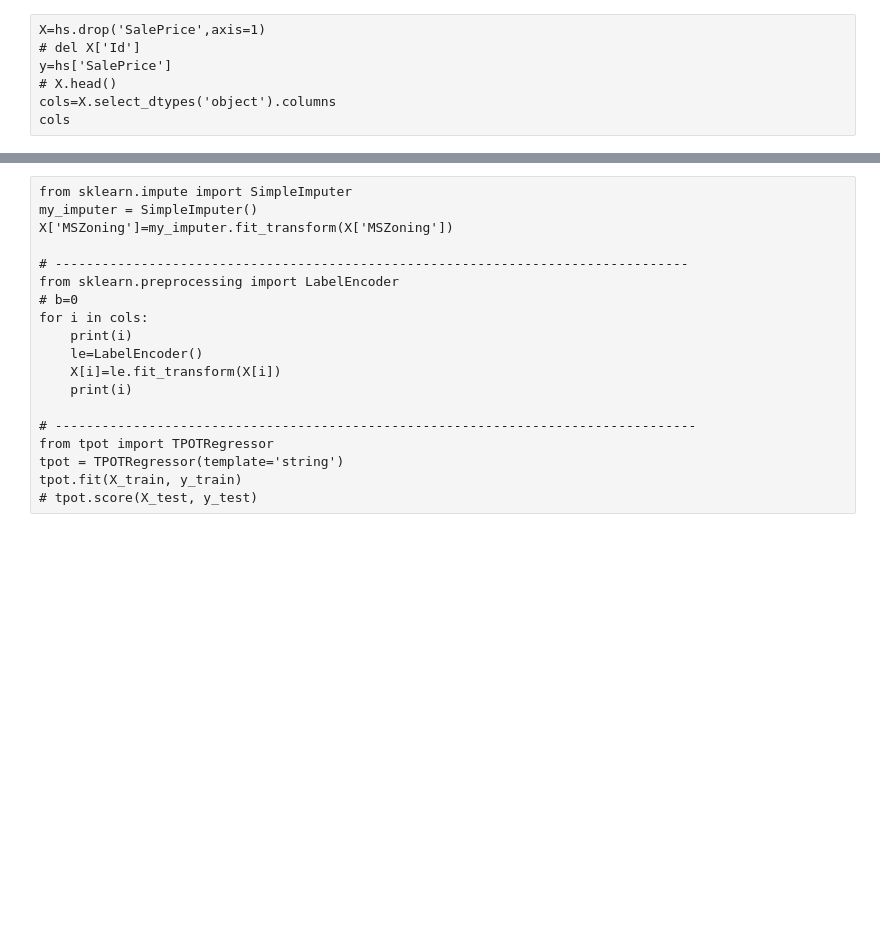
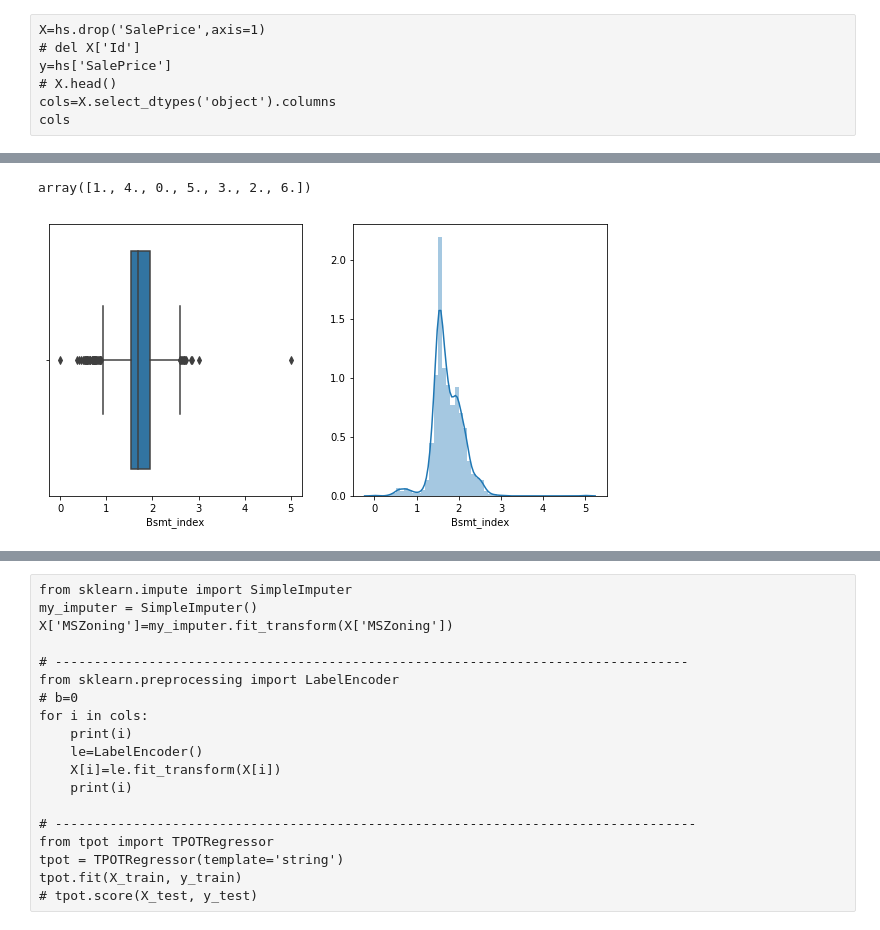
Before and after one commit to enavamshigadikota/enavamshigadikota, a Jupyter notebook: House Price Prediction.ipynb, the cells around one changed output, grey strips where cells are left out. Drawn from its saved outputs; the diff is of its cells as text; code cells hidden in the pictures; blank space fills up the shorter version.

```diff
--- a/House Price Prediction.ipynb
+++ b/House Price Prediction.ipynb
@@ -5,6 +5,6 @@ import matplotlib.pyplot as plt
 import seaborn as sns
 pd.options.display.max_columns=None
 # %%
-# hs=pd.read_csv('train.csv')
-hs1=pd.read_csv('train.csv')
+hs=pd.read_csv('train.csv')
+# hs1=pd.read_csv('train.csv')
 # %%
@@ -259,4 +323,20 @@ hs['HeatingQC'].replace('TA',3,inplace=True)
 hs['HeatingQC'].replace('Fa',2,inplace=True)
 hs['HeatingQC'].replace('Po',1,inplace=True)
 # %%
-hs['PavedDrive'].unique()
+hs['BsmtFinType2'].unique()
+# %% [output]
+array([1., 4., 0., 5., 3., 2., 6.])
+# %%
+# Columns fo rmin max scalar in basement
+hs['Bsmt_index']=((hs['BsmtFinSF1']-hs['BsmtUnfSF']) * hs['BsmtFinType1'])+((hs['BsmtFinSF2'] -hs['BsmtUnfSF'])* hs['BsmtFinType2'])
+# %%
+from sklearn.preprocessing import MinMaxScaler
+mms=MinMaxScaler(feature_range=(0, 5), copy=True)
+hs['Bsmt_index']=mms.fit_transform(hs[['Bsmt_index']])
+# %%
+fig, ax=plt.subplots(1,2,figsize=(10,5))
+sns.boxplot(hs['Bsmt_index'],ax=ax[0])
+sns.distplot(hs['Bsmt_index'],ax=ax[1], norm_hist=True)
+plt.show()
+# %% [output]
+[figure, added]
```
Also changed, not shown: parts of 27 cells of this notebook.
